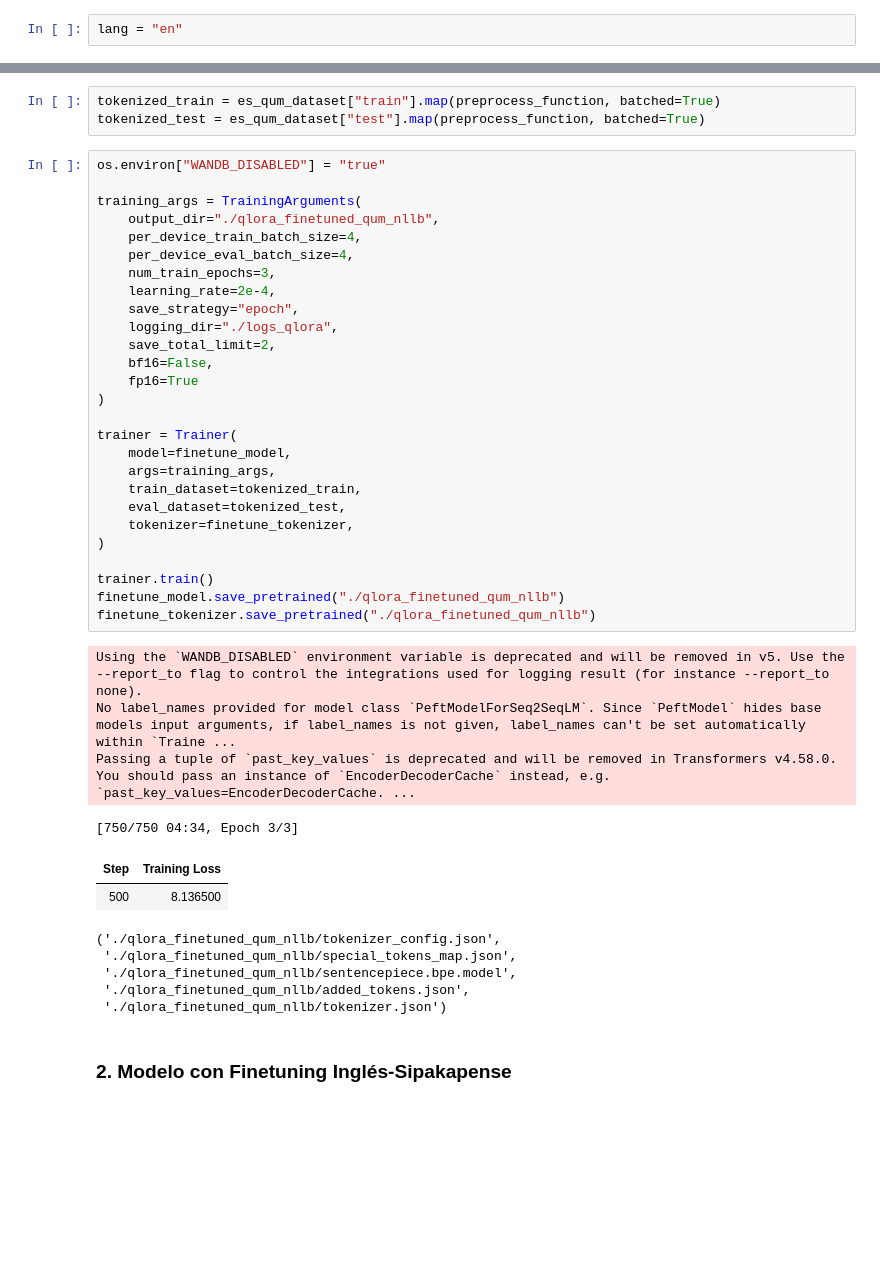
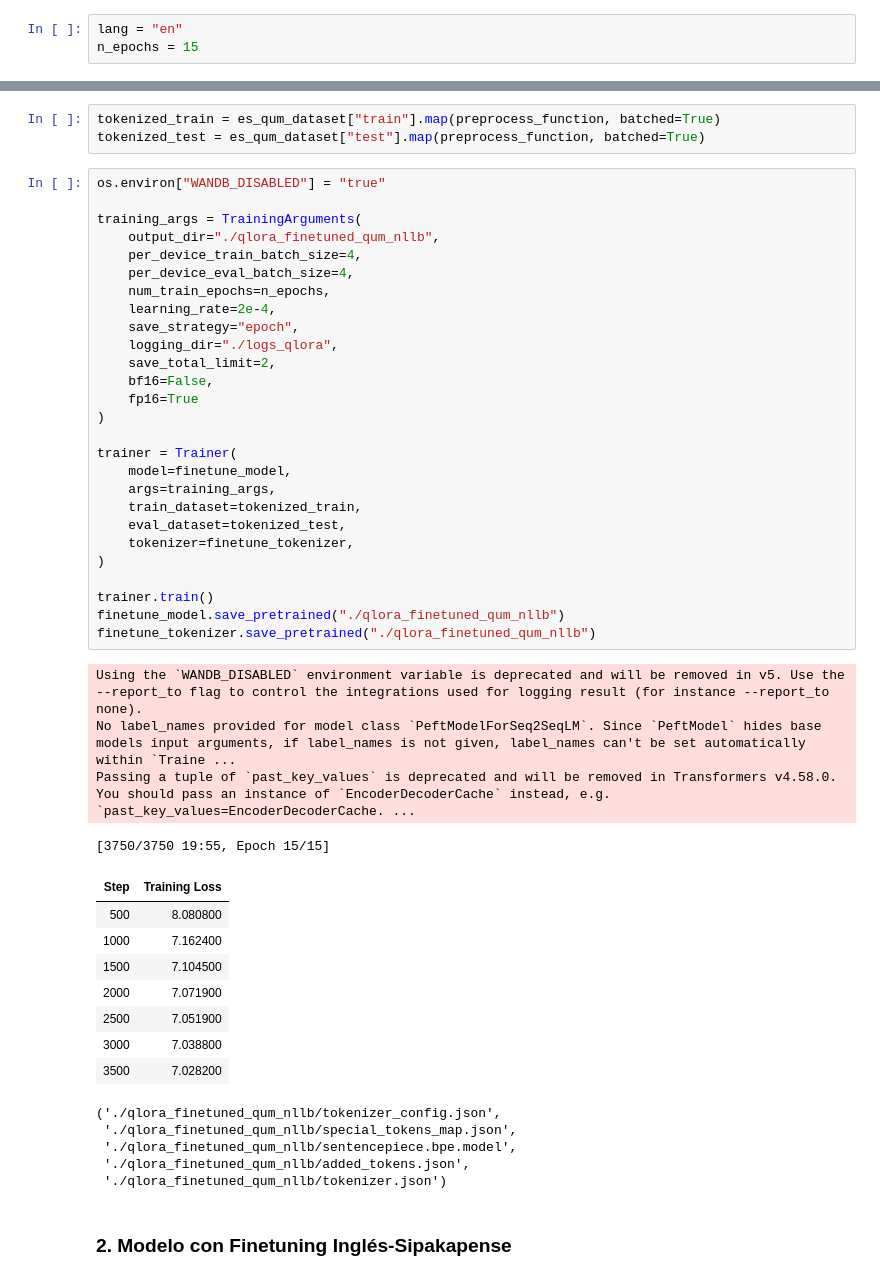
Before and after one commit to aplaza2/IIC3697-Proyecto, a Jupyter notebook: ingles_sipakapense.ipynb, the cells around one changed output, grey strips where cells are left out. Cells and saved outputs as stored; diff of their text form; blank space fills up the shorter version.

```diff
--- a/ingles_sipakapense.ipynb
+++ b/ingles_sipakapense.ipynb
@@ -7,6 +7,7 @@ drive.mount('/content/drive')
 Mounted at /content/drive
 # %%
 lang = "en"
+n_epochs = 15
 # %% [markdown]
 ## Librerías
 # %%
@@ -245,36 +252,42 @@ tokenized_test = es_qum_dataset["test"].map(preprocess_function, batched=True)
 os.environ["WANDB_DISABLED"] = "true"
 
 training_args = TrainingArguments(
     output_dir="./qlora_finetuned_qum_nllb",
     per_device_train_batch_size=4,
     per_device_eval_batch_size=4,
-    num_train_epochs=3,
+    num_train_epochs=n_epochs,
     learning_rate=2e-4,
     save_strategy="epoch",
     logging_dir="./logs_qlora",
     save_total_limit=2,
     bf16=False,
     fp16=True
 )
 
 trainer = Trainer(
     model=finetune_model,
     args=training_args,
     train_dataset=tokenized_train,
     eval_dataset=tokenized_test,
     tokenizer=finetune_tokenizer,
 )
 
 trainer.train()
 finetune_model.save_pretrained("./qlora_finetuned_qum_nllb")
 finetune_tokenizer.save_pretrained("./qlora_finetuned_qum_nllb")
 # %% [output]
 Using the `WANDB_DISABLED` environment variable is deprecated and will be removed in v5. Use the --report_to flag to control the integrations used for logging result (for instance --report_to none).
 No label_names provided for model class `PeftModelForSeq2SeqLM`. Since `PeftModel` hides base models input arguments, if label_names is not given, label_names can't be set automatically within `Traine ...
 Passing a tuple of `past_key_values` is deprecated and will be removed in Transformers v4.58.0. You should pass an instance of `EncoderDecoderCache` instead, e.g. `past_key_values=EncoderDecoderCache. ...
-[750/750 04:34, Epoch 3/3]
+[3750/3750 19:55, Epoch 15/15]
 | Step | Training Loss |
-| 500 | 8.136500 |
+| 500 | 8.080800 |
+| 1000 | 7.162400 |
+| 1500 | 7.104500 |
+| 2000 | 7.071900 |
+| 2500 | 7.051900 |
+| 3000 | 7.038800 |
+| 3500 | 7.028200 |
 ('./qlora_finetuned_qum_nllb/tokenizer_config.json',
  './qlora_finetuned_qum_nllb/special_tokens_map.json',
  './qlora_finetuned_qum_nllb/sentencepiece.bpe.model',
```
Also changed, not shown: parts of 9 cells of this notebook, 2 other files.
